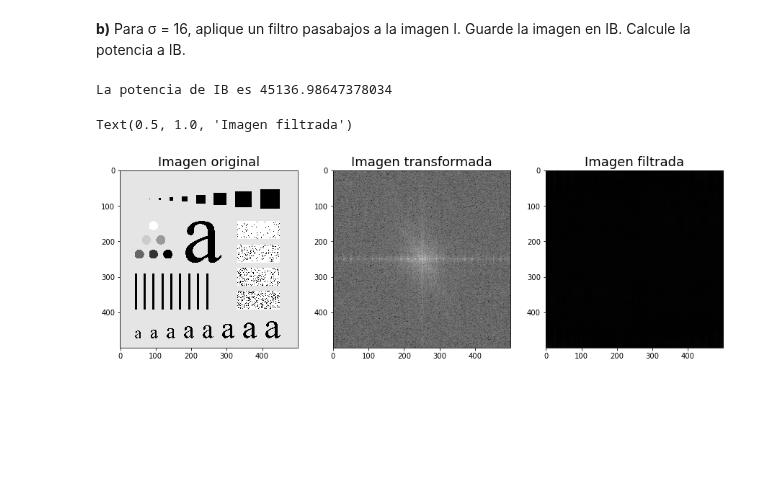
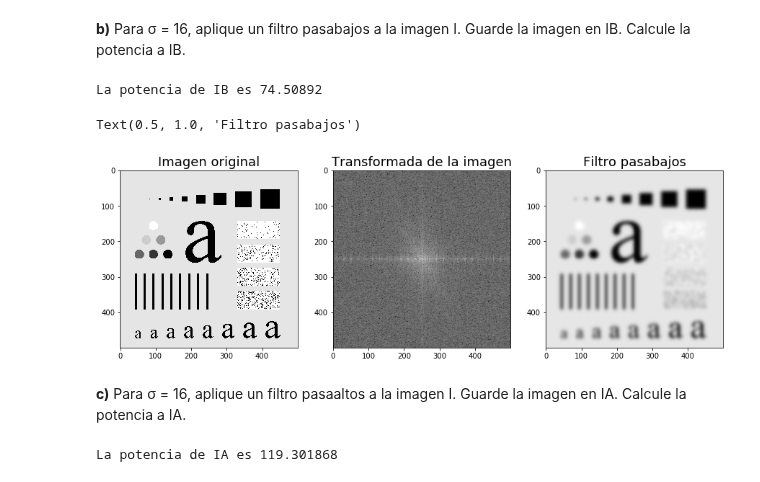
Before and after one commit to gmagannaDevelop/SegundoParcialImagenes, a Jupyter notebook: 2do_examen.ipynb, the cells around one changed output. Cells and saved outputs as stored; diff of their text form; code cells hidden in the pictures; blank space fills up the shorter version.

```diff
--- a/2do_examen.ipynb
+++ b/2do_examen.ipynb
@@ -34,29 +38,23 @@ def ImPotencia(espectro):
 # %% [markdown]
 __2. Haga una función FiltraGaussiana que, dada una imagen, el tipo de filtro (pasabajos o pasaaltos) y el valor de $\sigma$, realice un filtrado con una función Gaussiana con la desviación indicada.__
 # %%
-def kernel_gaussiano(P, Q, sigma, omega = 0):
+def kernel_gaussiano(P, Q, sigma, pasa = 0):
+    """pasa = 0 es pasabajos. pasa = 1 es pasaaltos. No me hago responsable del resto"""
     kernel = np.zeros((P, Q))
 
-    if omega == 0: # Filtro pasabajos
-        for u in range(P):
-            for v in range(Q):
-                D_cuadrada = (u - 0.5 * P)**2 + (v - 0.5 * Q)**2
-                kernel[u][v] = exp(- 0.5 * D_cuadrada / sigma**2)
-    else: # Filtro pasaaltos
-        for u in range(P):
-            for v in range(Q):
-                D_cuadrada = (u - 0.5 * P)**2 + (v - 0.5 * Q)**2
-                kernel[u][v] = 1.0 - exp(- (D_cuadrada - sigma**2)**2 / (D_cuadrada * omega**2))
+    for u in range(P):
+        for v in range(Q):
+            D_cuadrada = (u - 0.5 * P)**2 + (v - 0.5 * Q)**2
+            kernel[u][v] = pasa + (-1)**pasa * exp(- 0.5 * D_cuadrada / sigma**2)
 
     return kernel
 # %%
-def FiltraGaussiana(imagen_dft, sigma, omega = 0):
-    P, Q = imagen_dft.shape
-    kernel = kernel_gaussiano(P, Q, sigma, omega)
-    aplicar_filtro = imagen_dft * kernel
-    descentrar = np.fft.ifftshift(aplicar_filtro)
-    invertir = np.fft.ifft2(descentrar)
-    img_filtrada = np.abs(invertir)
+def FiltraGaussiana(imagen, sigma, pasa = 0):
+    P, Q = imagen.shape
+    kernel = kernel_gaussiano(P, Q, sigma, pasa)
+    img_transf = np.fft.fftshift(np.fft.fft2(imagen))
+    aplico_filtro = kernel * img_transf
+    img_filtrada = np.real(np.fft.ifft2(np.fft.ifftshift(aplico_filtro)))
 
     return img_filtrada
 # %% [markdown]
@@ -65,7 +63,7 @@ __3. Utilizando las dos funciones anteriores y la imagen I FigP0401(test_pattern
 __a)__ Calcule y reporte el valor de la potencia promedio $P_I$ de la imagen.
 # %%
 img1 = cv2.imread('FigP0401(test_pattern).tif', 0)
-img1_dft = magnitud_dft(img1)
+img1_dft = imagen_dft(img1)
 img1_potencia = ImPotencia(img1_dft)
 # %%
 print("La potencia de la imagen es", img1_potencia)
@@ -80,24 +74,24 @@ img_recuperada = np.abs(invertir)
 # %%
-#IB = FiltraGaussiana(img1_dft, 16.0)
+IB = FiltraGaussiana(img1, 16.0)
 # %%
-#IB_potencia = ImPotencia(IB)
+IB_potencia = ImPotencia(img1_dft)
 
-#print("La potencia de IB es", IB_potencia)
+print("La potencia de IB es", IB_potencia)
 # %% [output]
-La potencia de IB es 45136.98647378034
+La potencia de IB es 74.50892
 # %%
-img1_dft_resaltada = 20 * np.log(img1_dft)
-
 fig = plt.figure(figsize = (15, 10))
 fig.add_subplot(1, 3, 1)
 plt.imshow(img1, cmap = 'gray')
 plt.title('Imagen original', size = 18)
 fig.add_subplot(1, 3, 2)
-plt.imshow(img1_dft_resaltada, cmap = 'gray')
-plt.title('Imagen transformada', size = 18)
+plt.imshow(img1_dft, cmap = 'gray')
+plt.title('Transformada de la imagen', size = 18)
 fig.add_subplot(1, 3, 3)
-plt.imshow(img_recuperada, cmap = 'gray')
-plt.title('Imagen recuperada', size = 18)
+plt.imshow(IB, cmap = 'gray')
+plt.title('Filtro pasabajos', size = 18)
 # %% [output]
-Text(0.5, 1.0, 'Imagen filtrada')
+Text(0.5, 1.0, 'Filtro pasabajos')
-[figure, old version]
+[figure, new version]
+# %% [markdown]
+__c)__ Para σ = 16, aplique un filtro pasaaltos a la imagen I. Guarde la imagen en IA. Calcule la potencia a IA.
@@ -103,0 +100,7 @@ Text(0.5, 1.0, 'Imagen filtrada')
+# %%
+IA_dft = imagen_dft(IA)
+IA_potencia = ImPotencia(IA_dft)
+
+print("La potencia de IA es", IA_potencia)
+# %% [output]
+La potencia de IA es 119.301868
```
Also changed, not shown: parts of 6 cells of this notebook.
